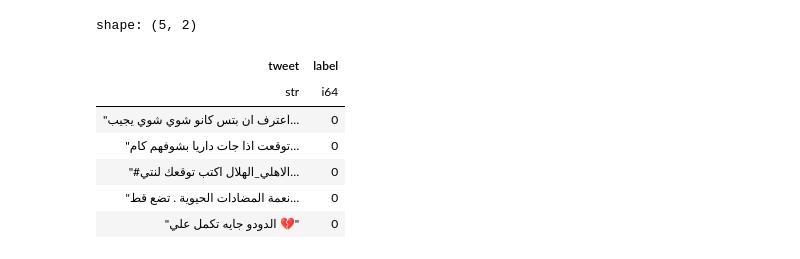
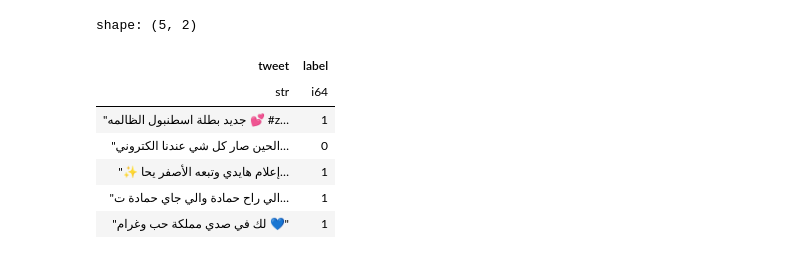
Before and after one commit to Mamdouh66/Faheem, a Jupyter notebook: notebooks/DataPreparation.ipynb, the cells around one changed output. Saved outputs shown, nothing was run; the diff lists cells and outputs as text; code cells hidden in the pictures.

```diff
--- a/notebooks/DataPreparation.ipynb
+++ b/notebooks/DataPreparation.ipynb
@@ -54,22 +54,23 @@ def preprocess_text(text: str) -> str:
 # %%
 train_neg = load_data(file_paths["train_arabic_negative_tweets"], 0)
 train_pos = load_data(file_paths["train_arabic_positive_tweets"], 1)
 test_neg = load_data(file_paths["test_arabic_negative_tweets"], 0)
 test_pos = load_data(file_paths["test_arabic_positive_tweets"], 1)
 
 train_df = pl.concat([train_neg, train_pos])
 test_df = pl.concat([test_neg, test_pos])
 df = pl.concat([train_df, test_df])
+df = df.sample(fraction=1, shuffle=True)
 df.head()
 # %% [output]
 shape: (5, 2)
 | tweet | label |
 | str | i64 |
-| "اعترف ان بتس كانو شوي شوي يجيب… | 0 |
-| "توقعت اذا جات داريا بشوفهم كام… | 0 |
-| "#الاهلي_الهلال اكتب توقعك لنتي… | 0 |
-| "نعمة المضادات الحيوية . تضع قط… | 0 |
-| "الدودو جايه تكمل علي 💔" | 0 |
+| "جديد بطلة اسطنبول الظالمه 💕 #z… | 1 |
+| "الحين صار كل شي عندنا الكتروني… | 0 |
+| "✨ إعلام هايدي وتبعه الأصفر يحا… | 1 |
+| "الي راح حمادة والي جاي حمادة ت… | 1 |
+| "لك في صدي مملكة حب وغرام 💙" | 1 |
 # %%
 df = df.with_columns(
     [
```
Also changed, not shown: parts of 7 cells of this notebook.
